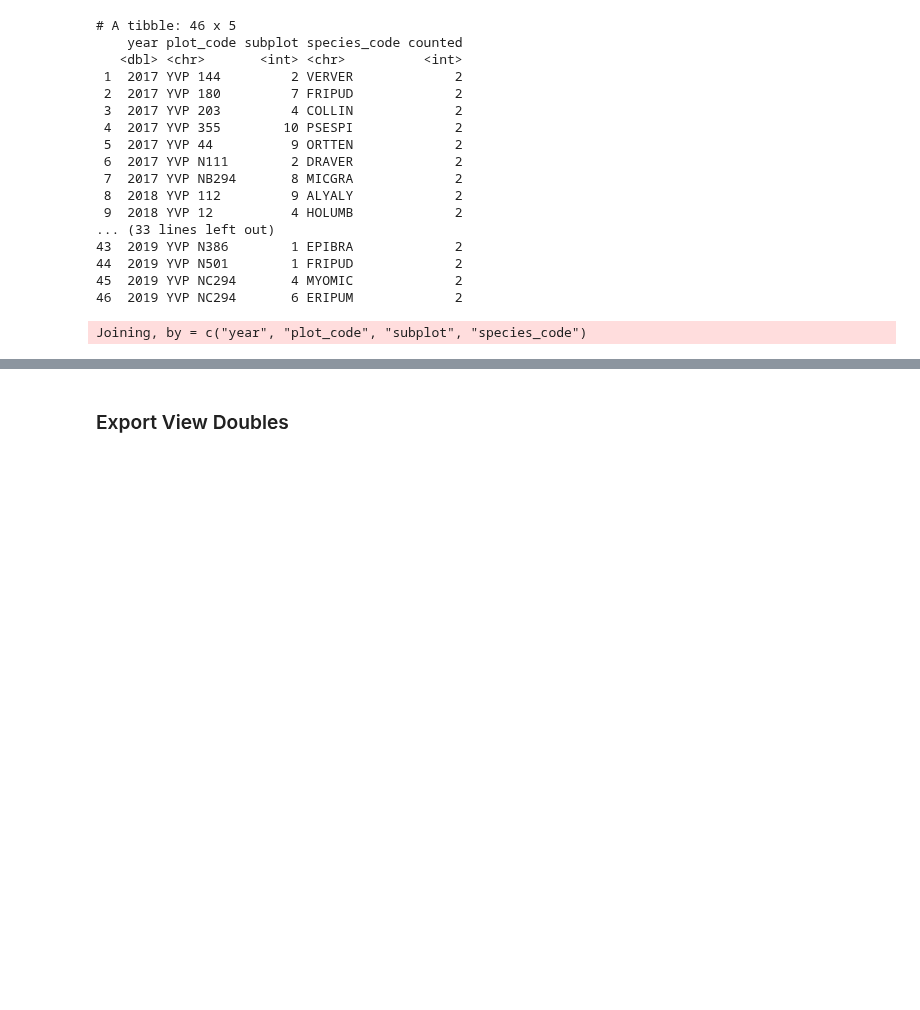
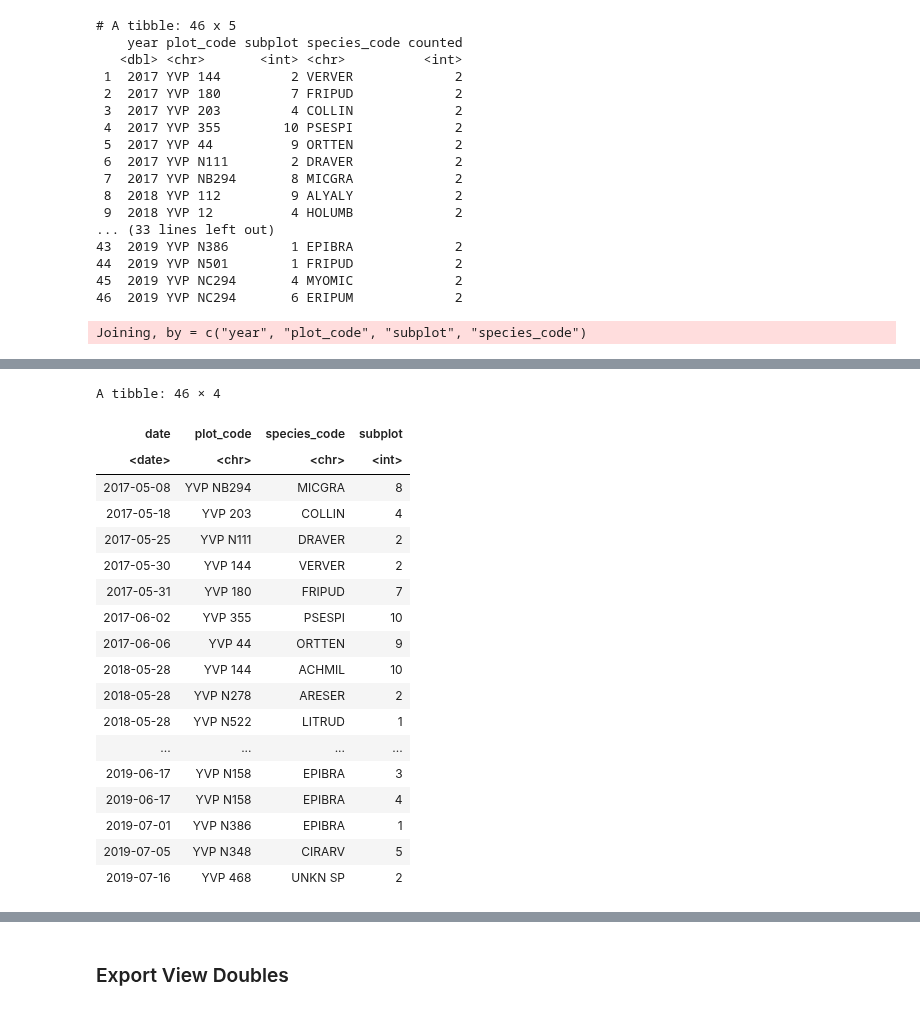
Before and after one commit to samsoe/mpg_notebooks, a Jupyter notebook: YVP_Vegetation_Cover_Data_Wrangle.ipynb, the cells around one changed output, grey strips where cells are left out. Saved outputs shown, nothing was run; the diff lists cells and outputs as text; code cells hidden in the pictures; blank space fills up the shorter version.

Commit message:
Resolved Doubles

```diff
--- a/YVP_Vegetation_Cover_Data_Wrangle.ipynb
+++ b/YVP_Vegetation_Cover_Data_Wrangle.ipynb
@@ -200,0 +176,24 @@ A tibble: 46 × 11
+# %%
+view_doubles %>%
+  distinct(date, plot_code, species_code, subplot) %>%
+  arrange(date, plot_code, species_code)
+# %% [output]
+A tibble: 46 × 4
+| date | plot_code | species_code | subplot |
+| <date> | <chr> | <chr> | <int> |
+| 2017-05-08 | YVP NB294 | MICGRA | 8 |
+| 2017-05-18 | YVP 203 | COLLIN | 4 |
+| 2017-05-25 | YVP N111 | DRAVER | 2 |
+| 2017-05-30 | YVP 144 | VERVER | 2 |
+| 2017-05-31 | YVP 180 | FRIPUD | 7 |
+| 2017-06-02 | YVP 355 | PSESPI | 10 |
+| 2017-06-06 | YVP 44 | ORTTEN | 9 |
+| 2018-05-28 | YVP 144 | ACHMIL | 10 |
+| 2018-05-28 | YVP N278 | ARESER | 2 |
+| 2018-05-28 | YVP N522 | LITRUD | 1 |
+| ... | ... | ... | ... |
+| 2019-06-17 | YVP N158 | EPIBRA | 3 |
+| 2019-06-17 | YVP N158 | EPIBRA | 4 |
+| 2019-07-01 | YVP N386 | EPIBRA | 1 |
+| 2019-07-05 | YVP N348 | CIRARV | 5 |
+| 2019-07-16 | YVP 468 | UNKN SP | 2 |
```
Also changed, not shown: parts of 27 cells of this notebook.
